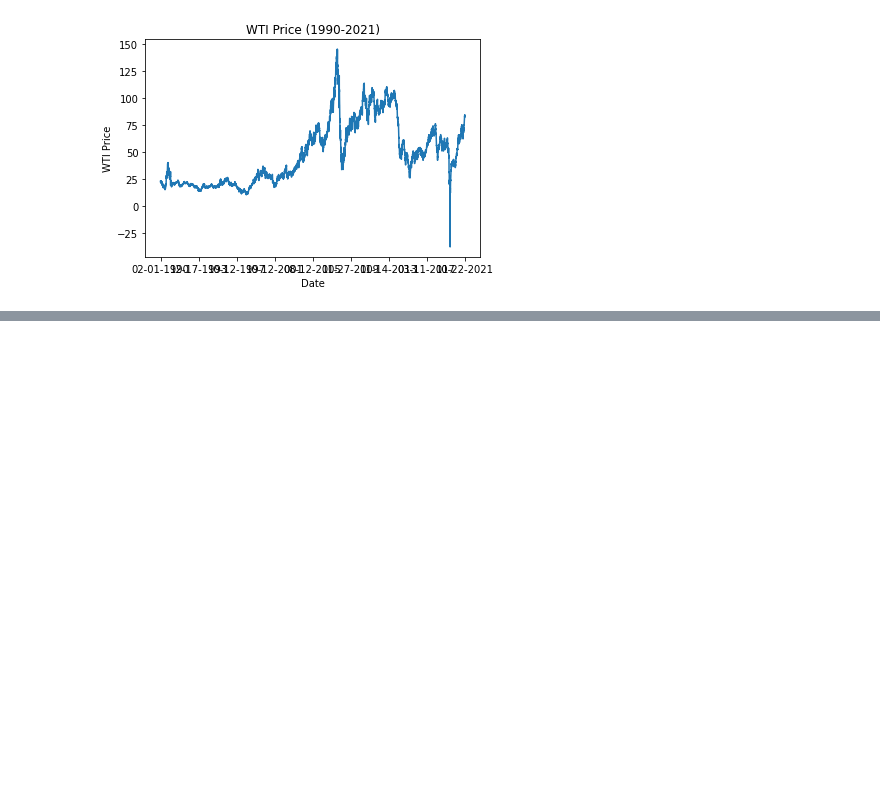
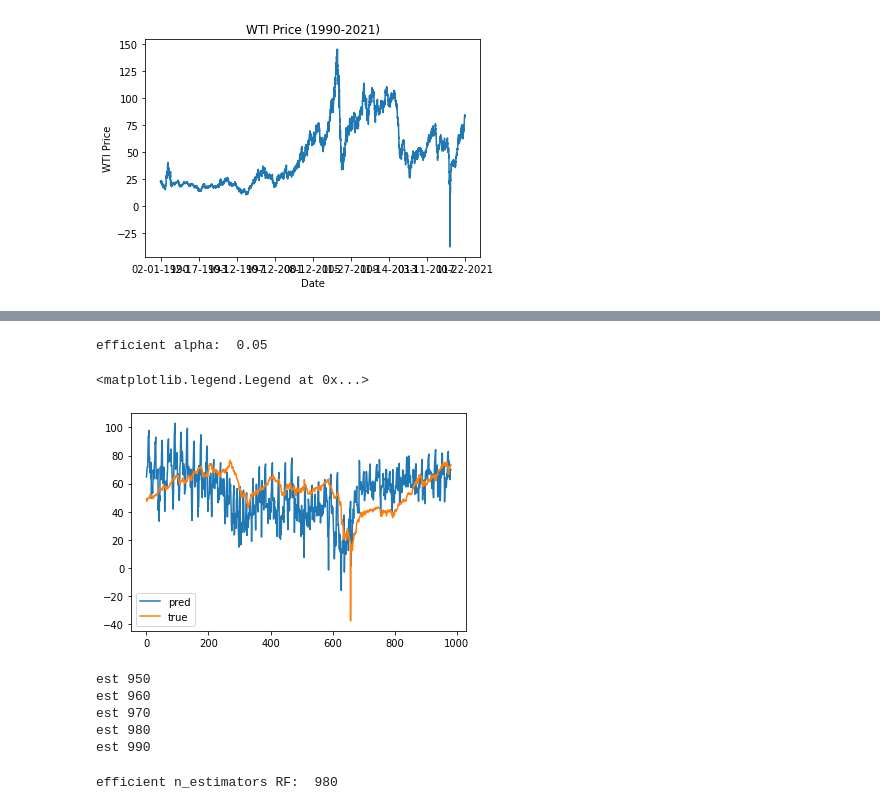
Before and after one commit to joeldsouza493/ORIE5741_Project, a Jupyter notebook: Untitled.ipynb, the cells around one changed output, grey strips where cells are left out. Drawn from its saved outputs; the diff is of its cells as text; code cells hidden in the pictures; blank space fills up the shorter version.

```diff
--- a/Untitled.ipynb
+++ b/Untitled.ipynb
@@ -346,0 +273,3 @@ NameError: name 'X' is not defined
+# %%
+best_lambda = alphas[np.argmin(alpha_rmse)]
+print('efficient alpha: ', best_lambda)
@@ -346,0 +278,10 @@ NameError: name 'X' is not defined
+# %%
+model = linear_model.Lasso(alpha=best_lambda)
+wrapped_model = TransformedTargetRegressor(regressor=model, transformer=RobustScaler())
+wrapped_model.fit(train_X, train_y)
+yhat = wrapped_model.predict(test_X)
+plt.plot(yhat, label='pred')
+plt.plot(test_y, label='true')
+plt.legend()
+plt.xlim(400,410)
+plt.ylim(60,70)
@@ -346,0 +291,56 @@ NameError: name 'X' is not defined
+# %%
+alphas = np.arange(0.05, 1.01, 0.05)
+alpha_rmse = []
+
+for alpha in alphas:
+    transformer = RobustScaler
+    model = linear_model.HuberRegressor(alpha=alpha)
+    rmse = []
+    for i in range(len(split_train_X)):
+        wrapped_model = TransformedTargetRegressor(regressor=model, transformer=RobustScaler())
+        wrapped_model.fit(split_train_X[i], split_train_y[i])
+        yhat = wrapped_model.predict(split_val_X[i])
+        rmse.append(np.mean((yhat-split_val_y[i])**2))
+    alpha_rmse.append(np.mean(rmse))
+# %%
+best_lambda_Huber = alphas[np.argmin(alpha_rmse)]
+print('efficient alpha: ', best_lambda)
+# %% [output]
+efficient alpha:  0.05
+# %%
+model = linear_model.HuberRegressor(alpha=best_lambda_Huber)
+wrapped_model = TransformedTargetRegressor(regressor=model, transformer=RobustScaler())
+wrapped_model.fit(train_X, train_y)
+yhat = wrapped_model.predict(test_X)
+
+plt.plot(yhat, label='pred')
+plt.plot(test_y, label='true')
+plt.legend()
+# %% [output]
+<matplotlib.legend.Legend at 0x...>
+[figure, added]
+# %%
+from sklearn.ensemble import RandomForestRegressor
+
+estimators = np.arange(950, 1000, 10)
+estimator_rmse = []
+
+for estimator in estimators:
+    model = RandomForestRegressor(n_estimators=estimator)
+    rmse = []
+    print('est', estimator)
+    model.fit(split_train_X[-1], split_train_y[-1])
+    yhat = model.predict(split_val_X[-1])
+    rmse.append(np.mean((yhat-split_val_y[-1])**2))
+    estimator_rmse.append(np.mean(rmse))
+# %% [output]
+est 950
+est 960
+est 970
+est 980
+est 990
+# %%
+best_estimator_RF = estimators[np.argmin(estimator_rmse)]
+print('efficient n_estimators RF: ', best_estimator_RF)
+# %% [output]
+efficient n_estimators RF:  980
```
Also changed, not shown: parts of 41 cells of this notebook, 8 other files.
